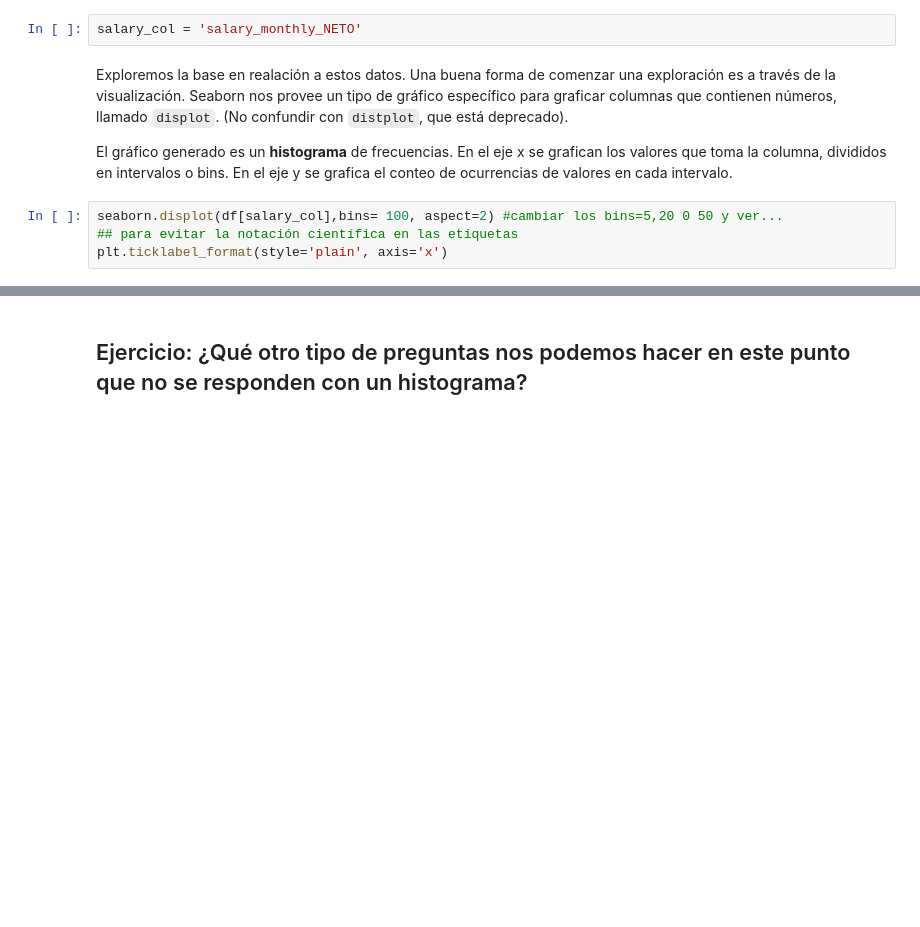
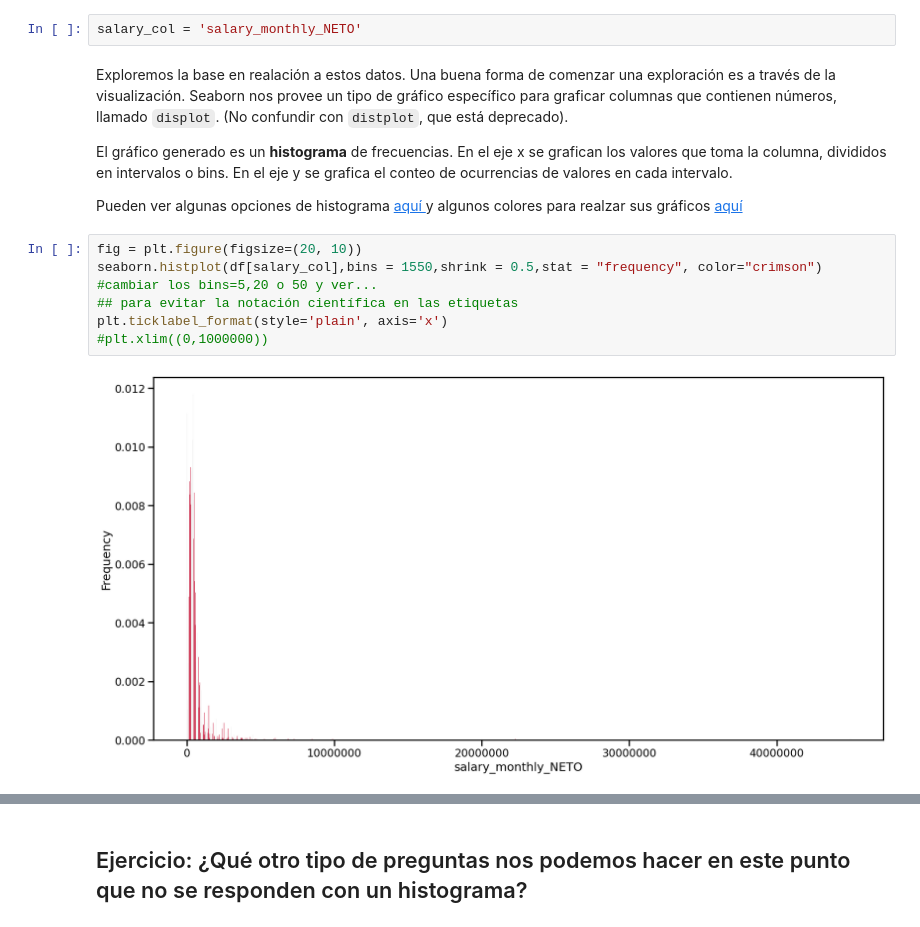
Before and after one commit to DiploDatos/AnalisisyVisualizacion, a Jupyter notebook: 01 Probabilidad.ipynb, the cells around one changed output, grey strips where cells are left out. Cells and saved outputs as stored; diff of their text form; blank space fills up the shorter version.

```diff
--- a/01 Probabilidad.ipynb
+++ b/01 Probabilidad.ipynb
@@ -55,7 +75,13 @@ salary_col = 'salary_monthly_NETO'
 Exploremos la base en realación a estos datos. Una buena forma de comenzar una exploración es a través de la visualización. Seaborn nos provee un tipo de gráfico específico para graficar columnas que contienen números, llamado `displot`. (No confundir con `distplot`, que está deprecado).
 
 El gráfico generado es un **histograma** de frecuencias. En el eje x se grafican los valores que toma la columna, divididos en intervalos o bins. En el eje y se grafica el conteo de ocurrencias de valores en cada intervalo.
+
+Pueden ver algunas opciones de histograma [aquí ](https://python-charts.com/es/distribucion/histograma-seaborn/) y algunos colores para realzar sus gráficos [aquí](https://www.computerhope.com/htmcolor.htm)
 # %%
-seaborn.displot(df[salary_col],bins= 100, aspect=2) #cambiar los bins=5,20 0 50 y ver...
+fig = plt.figure(figsize=(20, 10))
+seaborn.histplot(df[salary_col],bins = 1550,shrink = 0.5,stat = "frequency", color="crimson") #cambiar los bins=5,20 o 50 y ver...
 ## para evitar la notación científica en las etiquetas
 plt.ticklabel_format(style='plain', axis='x')
+#plt.xlim((0,1000000))
+# %% [output]
+[figure, added]
```
Also changed, not shown: parts of 36 cells of this notebook, 1 other file.
